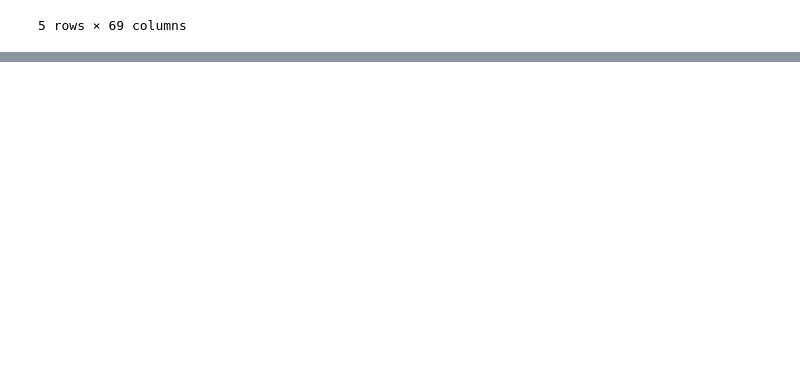
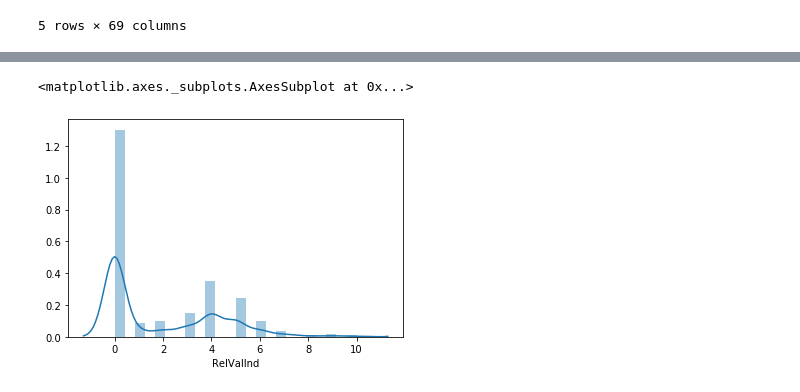
Before and after one commit to mmaghajani/stock-analysis, a Jupyter notebook: stock_analysis.ipynb, the cells around one changed output, grey strips where cells are left out. Saved outputs shown, nothing was run; the diff lists cells and outputs as text; code cells hidden in the pictures; blank space fills up the shorter version.

```diff
--- a/stock_analysis.ipynb
+++ b/stock_analysis.ipynb
@@ -287,0 +336,4 @@ outlier_removed_data.head()
+# %%
+ind_sec_avg = pd.merge(outlier_removed_data, sector_avg, left_on=['Sector'], right_on=['Sector'])
+# %%
+ind_sec_avg = pd.merge(ind_sec_avg, industry_avg, left_on=['Industry'], right_on=['Industry'])
@@ -287,0 +361,16 @@ outlier_removed_data.head()
+# %%
+ind_sec_avg['SPEUnder'] = list(map(lambda x : 1 if x is True else 0 , (ind_sec_avg['P/E'] < ind_sec_avg['SecAvgP/E'])))
+ind_sec_avg['SPEGUnder'] = list(map(lambda x : 1 if x is True else 0 , (ind_sec_avg['P/E'] < ind_sec_avg['SecAvgPEG'])))
+ind_sec_avg['SPSUnder'] = list(map(lambda x : 1 if x is True else 0 , (ind_sec_avg['P/E'] < ind_sec_avg['SecAvgP/S'])))
+ind_sec_avg['SPBUnder'] = list(map(lambda x : 1 if x is True else 0 , (ind_sec_avg['P/E'] < ind_sec_avg['SecAvgP/B'])))
+ind_sec_avg['SPriceUnder'] = list(map(lambda x : 1 if x is True else 0 , (ind_sec_avg['P/E'] < ind_sec_avg['SecAvgPrice'])))
+ind_sec_avg['IPEUnder'] = list(map(lambda x : 1 if x is True else 0 , (ind_sec_avg['P/E'] < ind_sec_avg['IndAvgP/E'])))
+ind_sec_avg['IPEGUnder'] = list(map(lambda x : 1 if x is True else 0 , (ind_sec_avg['P/E'] < ind_sec_avg['IndAvgPEG'])))
+ind_sec_avg['IPSUnder'] = list(map(lambda x : 1 if x is True else 0 , (ind_sec_avg['P/E'] < ind_sec_avg['IndAvgP/S'])))
+ind_sec_avg['IPBUnder'] = list(map(lambda x : 1 if x is True else 0 , (ind_sec_avg['P/E'] < ind_sec_avg['IndAvgP/B'])))
+ind_sec_avg['IPriceUnder'] = list(map(lambda x : 1 if x is True else 0 , (ind_sec_avg['P/E'] < ind_sec_avg['IndAvgPrice'])))
+# %%
+ind_sec_avg['RelValInd'] = ind_sec_avg['SPEUnder'] + ind_sec_avg['SPEGUnder'] + ind_sec_avg['SPSUnder'] + \
+                            ind_sec_avg['SPBUnder'] + ind_sec_avg['SPriceUnder'] + ind_sec_avg['IPEUnder'] + \
+                            ind_sec_avg['IPEGUnder'] + ind_sec_avg['IPSUnder'] + ind_sec_avg['IPBUnder'] + \
+                            ind_sec_avg['IPriceUnder']
@@ -287,0 +392,5 @@ outlier_removed_data.head()
+# %%
+sns.distplot(ind_sec_avg['RelValInd'], kde=True)
+# %% [output]
+<matplotlib.axes._subplots.AxesSubplot at 0x...>
+[figure, added]
```
Also changed, not shown: parts of 5 cells of this notebook.
